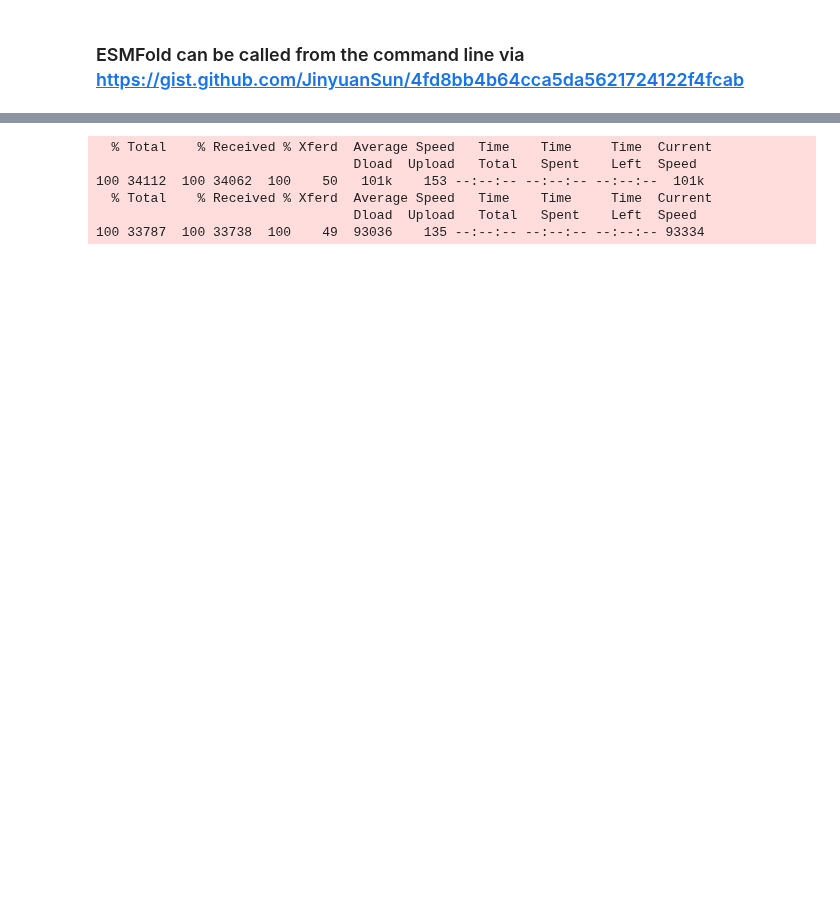
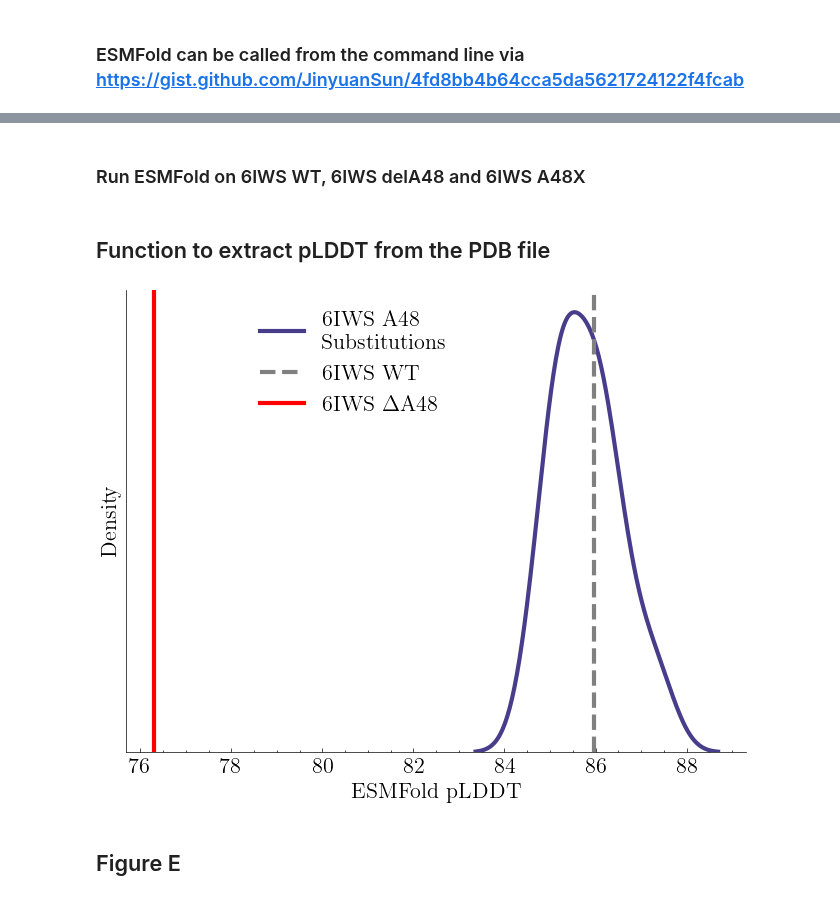
Before and after one commit to ntranoslab/diff-tol, a Jupyter notebook: code/fig5.ipynb, the cells around one changed output, grey strips where cells are left out. Saved outputs shown, nothing was run; the diff lists cells and outputs as text; code cells hidden in the pictures; blank space fills up the shorter version.

```diff
--- a/code/fig5.ipynb
+++ b/code/fig5.ipynb
@@ -113,14 +128,24 @@ plt.savefig("../figures/fig5e.png", dpi=300)
+# %% [markdown]
+### Run ESMFold on 6IWS WT, 6IWS delA48 and 6IWS A48X
 # %%
 %%sh
 esmfold() {
-	 curl -k -o $2 -X POST --data $1 https://api.esmatlas.com/foldSequence/v1/pdb/
+	 curl --silent -k -o $2 -X POST --data $1 https://api.esmatlas.com/foldSequence/v1/pdb/
  }
-esmfold KEQQNAFYEILHLPNLTEEQRNGFIQSLKDDPSVSKEILAEAKKLNDAQA ../data/6sow_wt.pdb
-esmfold KEQQNAFYEILHLPNLTEEQRNFIQSLKDDPSVSKEILAEAKKLNDAQA ../data/6sow_g23del.pdb
+
+seq_nterm="EDYYQILGVPRNASQKEIKKAYYQLAKKYHPDTNKDDPKAKEKFSQL"
+seq_cterm="EAYEVLSDEVKRKQYDA"
+amino_acids="ACDEFGHIKLMNPQRSTVWY"
+
+for aa in $(echo ${amino_acids} | grep -o .); do
+    seq="${seq_nterm}${aa}${seq_cterm}" # 19 substitutions + wildtype
+    esmfold ${seq} ../data/6IWS_A48${aa}.pdb
+done
+
+# run deletion
+esmfold "${seq_nterm}${seq_cterm}" "../data/6IWS_delA48.pdb"
+
+zip -q ../data/6IWS_muts.zip ../data/6IWS*.pdb
+rm ../data/6IWS*.pdb
-# %% [output]
-  % Total    % Received % Xferd  Average Speed   Time    Time     Time  Current
-                                 Dload  Upload   Total   Spent    Left  Speed
-100 34112  100 34062  100    50   101k    153 --:--:-- --:--:-- --:--:--  101k
-  % Total    % Received % Xferd  Average Speed   Time    Time     Time  Current
-                                 Dload  Upload   Total   Spent    Left  Speed
-100 33787  100 33738  100    49  93036    135 --:--:-- --:--:-- --:--:-- 93334
+# %% [markdown]
+## Function to extract pLDDT from the PDB file
@@ -126,0 +179,28 @@ esmfold KEQQNAFYEILHLPNLTEEQRNFIQSLKDDPSVSKEILAEAKKLNDAQA ../data/6sow_g23del.pd
+# %%
+zf = "../data/6IWS_muts.zip"
+plddts = {}
+
+with zipfile.ZipFile(zf, "r") as zf:
+    for file in zf.namelist():
+        with zf.open(file) as pdb_file:
+            pdb_text = pdb_file.read().decode("utf-8")
+            pdb_io = StringIO(pdb_text)
+            plddts[file.split("/")[-1].split(".")[0]] = np.mean(extract_plddt(pdb_io))*100
+# %%
+sns.kdeplot([plddts[x] for x in plddts.keys() if "del" not in x and "A48A" not in x],
+           color="darkslateblue", label="6IWS A48\nSubstitutions", lw=3)
+plt.axvline(plddts["6IWS_A48A"], ls="--", color="grey", lw=3, label="6IWS WT")
+plt.axvline(plddts["6IWS_delA48"], color="red", lw=3, label="6IWS $\\Delta$A48")
+
+plt.legend(bbox_to_anchor=(.55, 1))
+plt.xlabel("ESMFold pLDDT")
+
+plt.gca().spines[["top", "right"]].set_visible(False)
+plt.tick_params(top=False, right=False, left=False, which="both")
+plt.yticks([], [])
+
+plt.savefig("../figures/fig5d.pdf")
+# %% [output]
+[figure, added]
+# %% [markdown]
+## Figure E
```
Also changed, not shown: parts of 12 cells of this notebook.
